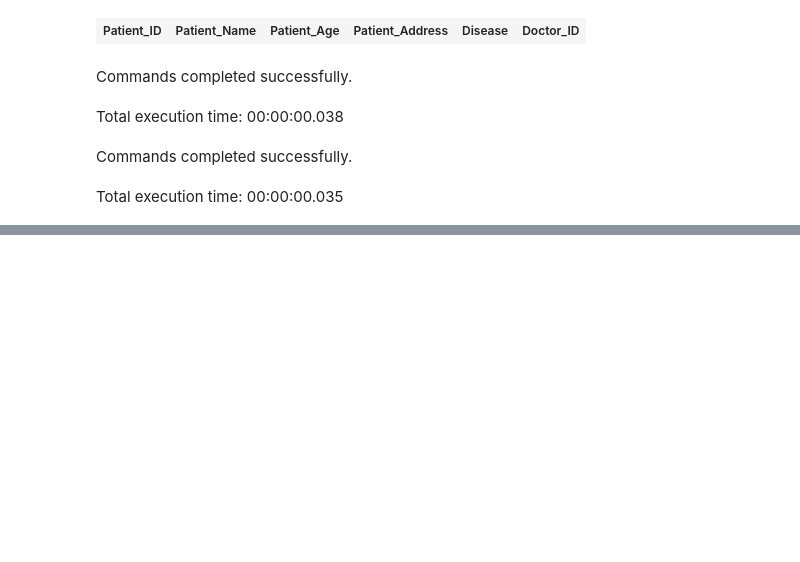
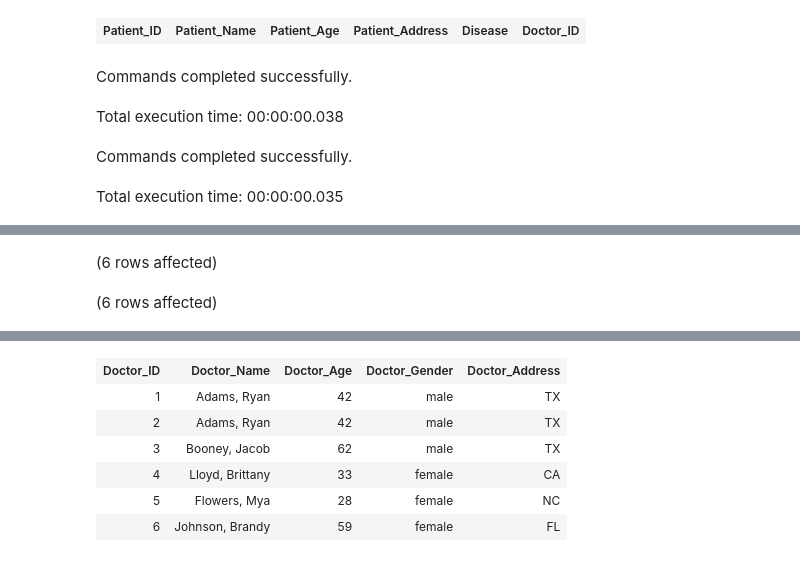
Before and after one commit to lagelicalloyd/MS-SQL-Server-Database-Management, a Jupyter notebook: Hospital Management Database.ipynb, the cells around one changed output, grey strips where cells are left out. Cells and saved outputs as stored; diff of their text form; code cells hidden in the pictures; blank space fills up the shorter version.

```diff
--- a/Hospital Management Database.ipynb
+++ b/Hospital Management Database.ipynb
@@ -61,0 +115,13 @@ CREATE TABLE R
+# %%
+INSERT INTO Doctor
+VALUES (1, 'Adams, Ryan', 42, 'male', 'TX'),
+(2, 'Adams, Ryan', 42, 'male', 'TX'),
+(3, 'Booney, Jacob', 62, 'male', 'TX'),
+(4, 'Lloyd, Brittany', 33, 'female', 'CA'),
+(5, 'Flowers, Mya', 28, 'female', 'NC'),
+(6, 'Johnson, Brandy', 59, 'female', 'FL');
+
+SELECT * FROM Doctor
+# %% [output]
+(6 rows affected)
+(6 rows affected)
@@ -61,0 +129,7 @@ CREATE TABLE R
+| Doctor_ID | Doctor_Name | Doctor_Age | Doctor_Gender | Doctor_Address |
+| 1 | Adams, Ryan | 42 | male | TX |
+| 2 | Adams, Ryan | 42 | male | TX |
+| 3 | Booney, Jacob | 62 | male | TX |
+| 4 | Lloyd, Brittany | 33 | female | CA |
+| 5 | Flowers, Mya | 28 | female | NC |
+| 6 | Johnson, Brandy | 59 | female | FL |
```
Also changed, not shown: parts of 20 cells of this notebook.
